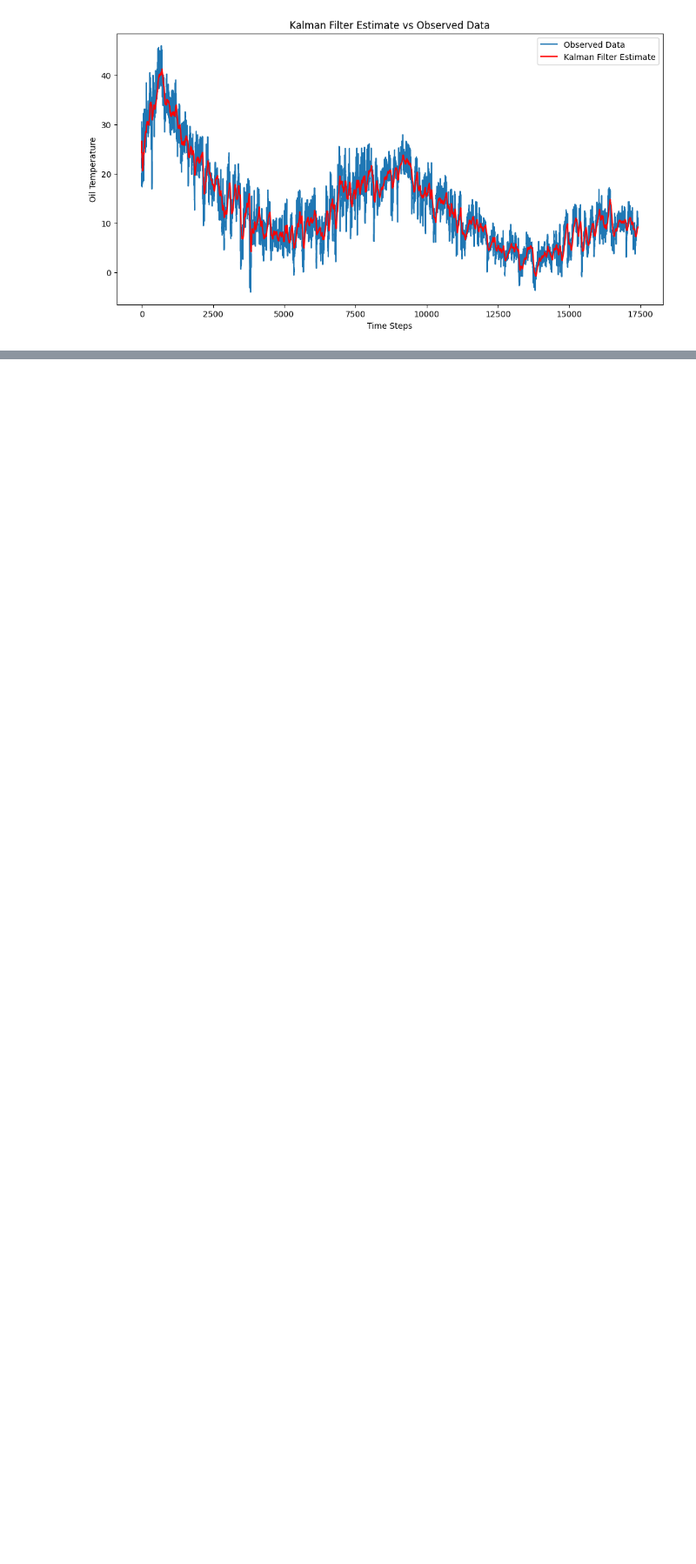
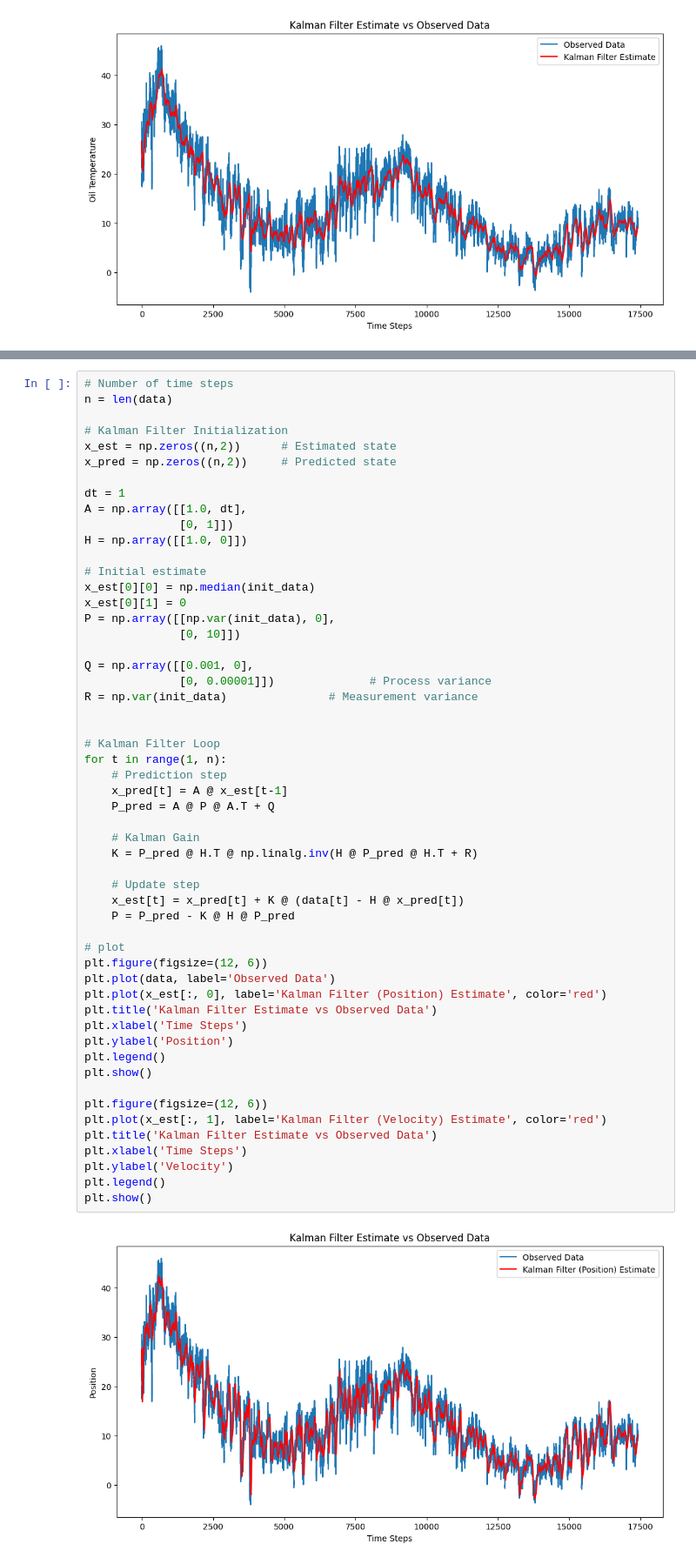
Before and after one commit to RishitSingh10/obj-det-track, a Jupyter notebook: demos/kalman_filter.ipynb, the cells around one changed output, grey strips where cells are left out. Shown: that part at 87% size. Saved outputs shown, nothing was run; the diff lists cells and outputs as text; blank space fills up the shorter version.

Commit message:
1D Kalman Filter(Velocity Estimate)

```diff
--- a/demos/kalman_filter.ipynb
+++ b/demos/kalman_filter.ipynb
@@ -182,0 +185,56 @@ plt.show()
+# %%
+# Number of time steps
+n = len(data)
+
+# Kalman Filter Initialization
+x_est = np.zeros((n,2))      # Estimated state
+x_pred = np.zeros((n,2))     # Predicted state
+
+dt = 1
+A = np.array([[1.0, dt],
+              [0, 1]])
+H = np.array([[1.0, 0]])
+
+# Initial estimate
+x_est[0][0] = np.median(init_data)
+x_est[0][1] = 0
+P = np.array([[np.var(init_data), 0],
+              [0, 10]])
+
+Q = np.array([[0.001, 0],
+              [0, 0.00001]])              # Process variance
+R = np.var(init_data)               # Measurement variance
+
+
+# Kalman Filter Loop
+for t in range(1, n):
+    # Prediction step
+    x_pred[t] = A @ x_est[t-1]
+    P_pred = A @ P @ A.T + Q
+
+    # Kalman Gain
+    K = P_pred @ H.T @ np.linalg.inv(H @ P_pred @ H.T + R)
+
+    # Update step
+    x_est[t] = x_pred[t] + K @ (data[t] - H @ x_pred[t])
+    P = P_pred - K @ H @ P_pred
+
+# plot
+plt.figure(figsize=(12, 6))
+plt.plot(data, label='Observed Data')
+plt.plot(x_est[:, 0], label='Kalman Filter (Position) Estimate', color='red')
+plt.title('Kalman Filter Estimate vs Observed Data')
+plt.xlabel('Time Steps')
+plt.ylabel('Position')
+plt.legend()
+plt.show()
+
+plt.figure(figsize=(12, 6))
+plt.plot(x_est[:, 1], label='Kalman Filter (Velocity) Estimate', color='red')
+plt.title('Kalman Filter Estimate vs Observed Data')
+plt.xlabel('Time Steps')
+plt.ylabel('Velocity')
+plt.legend()
+plt.show()
+# %% [output]
+[figure, added]
```
Also changed, not shown: parts of 2 cells of this notebook.
